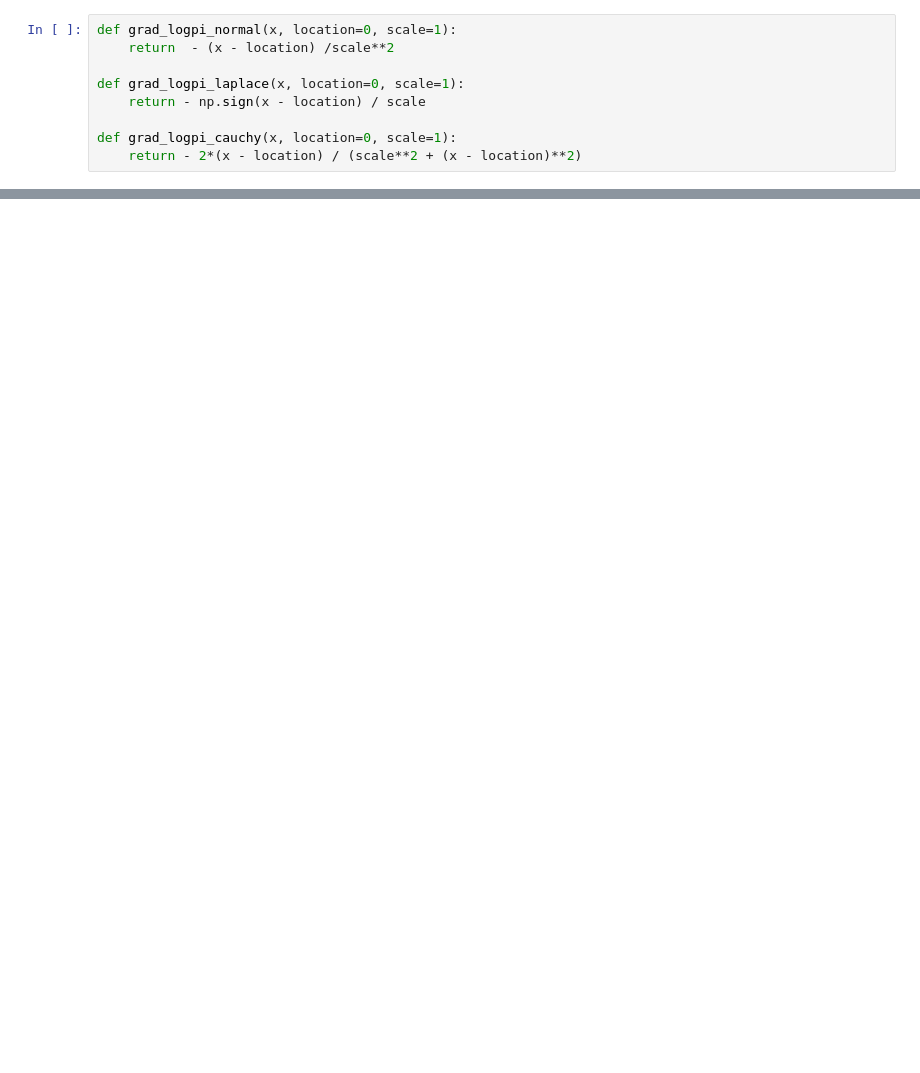
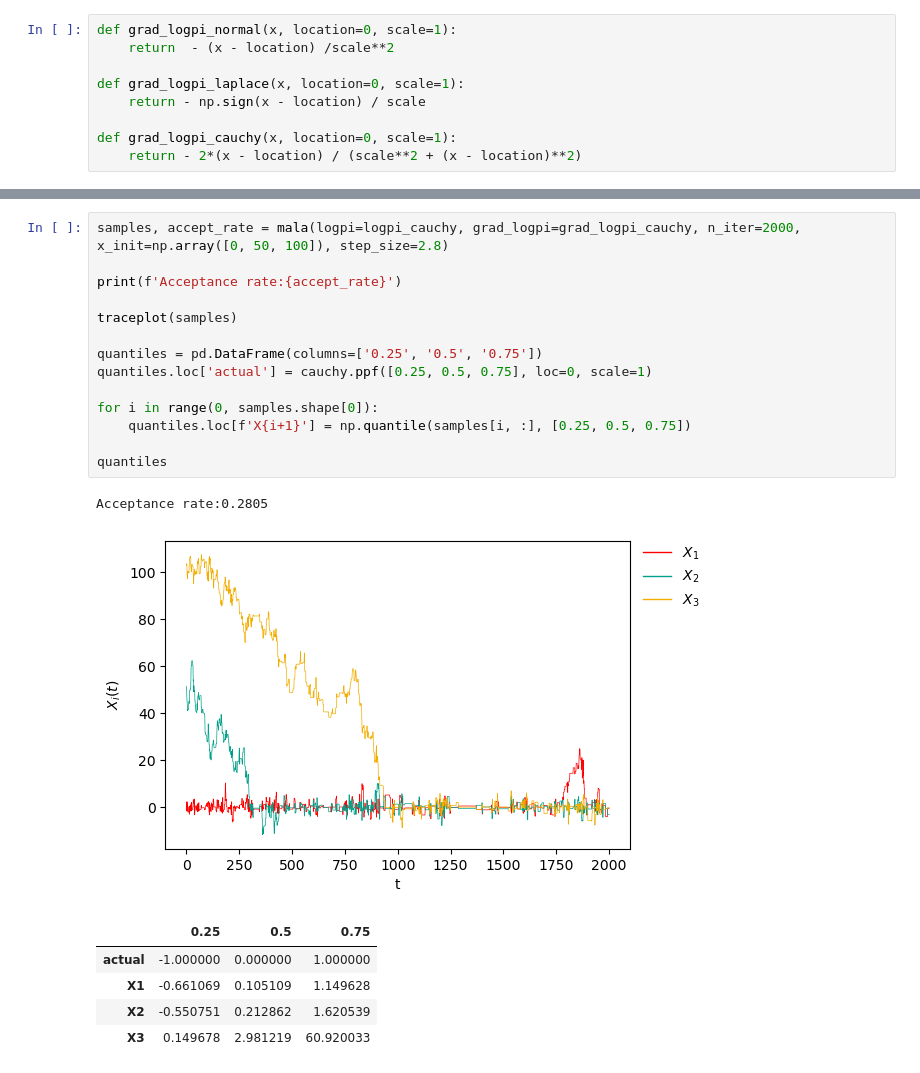
Before and after one commit to bartolomeou/FYP, a Jupyter notebook: barker_proposal_metropolis_hastings.ipynb, the cells around one changed output, grey strips where cells are left out. Cells and saved outputs as stored; diff of their text form; blank space fills up the shorter version.

Commit message:
mala

```diff
--- a/barker_proposal_metropolis_hastings.ipynb
+++ b/barker_proposal_metropolis_hastings.ipynb
@@ -219,0 +281,22 @@ Actual quantiles
+# %%
+samples, accept_rate = mala(logpi=logpi_cauchy, grad_logpi=grad_logpi_cauchy, n_iter=2000, x_init=np.array([0, 50, 100]), step_size=2.8)
+
+print(f'Acceptance rate:{accept_rate}')
+
+traceplot(samples)
+
+quantiles = pd.DataFrame(columns=['0.25', '0.5', '0.75'])
+quantiles.loc['actual'] = cauchy.ppf([0.25, 0.5, 0.75], loc=0, scale=1)
+
+for i in range(0, samples.shape[0]):
+    quantiles.loc[f'X{i+1}'] = np.quantile(samples[i, :], [0.25, 0.5, 0.75])
+
+quantiles
+# %% [output]
+Acceptance rate:0.2805
+[figure, added]
+|  | 0.25 | 0.5 | 0.75 |
+| actual | -1.000000 | 0.000000 | 1.000000 |
+| X1 | -0.661069 | 0.105109 | 1.149628 |
+| X2 | -0.550751 | 0.212862 | 1.620539 |
+| X3 | 0.149678 | 2.981219 | 60.920033 |
```
Also changed, not shown: parts of 15 cells of this notebook, 1 other file.
